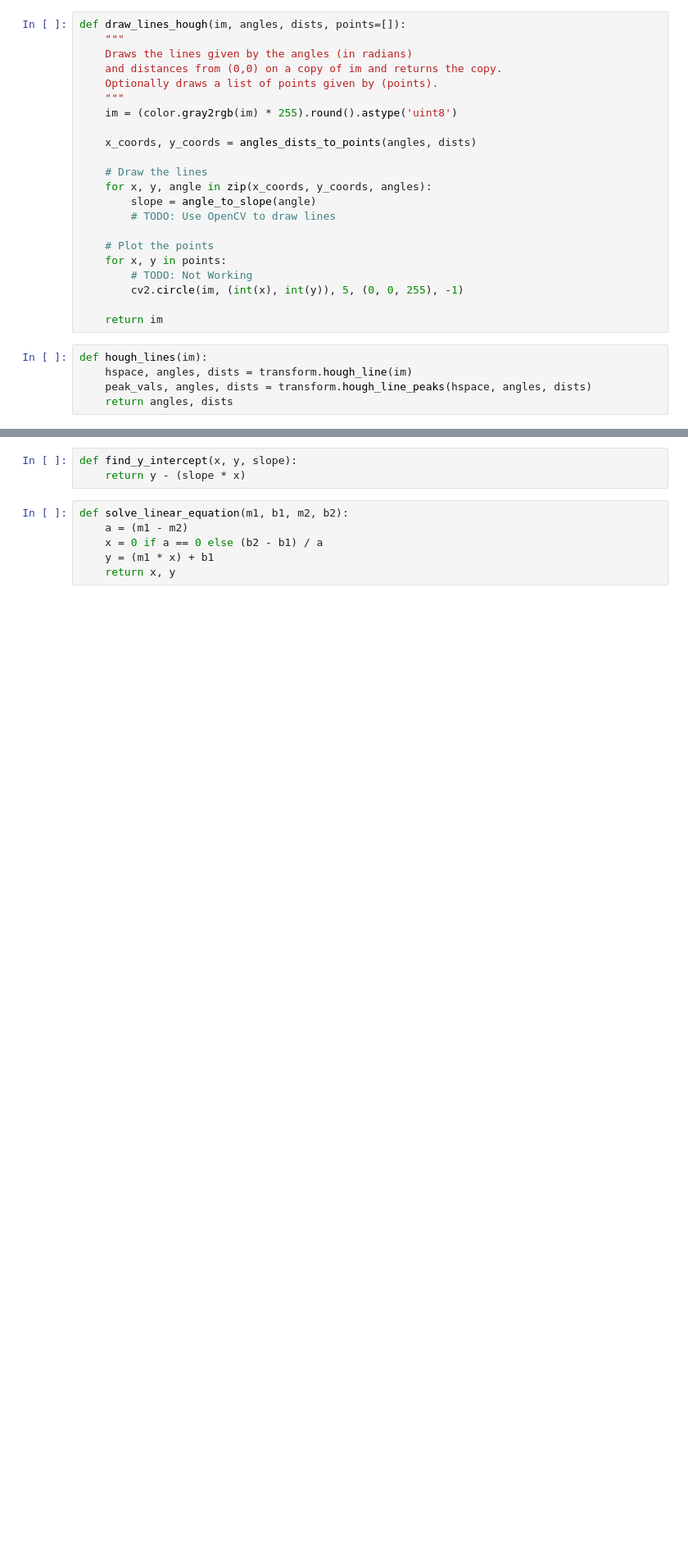
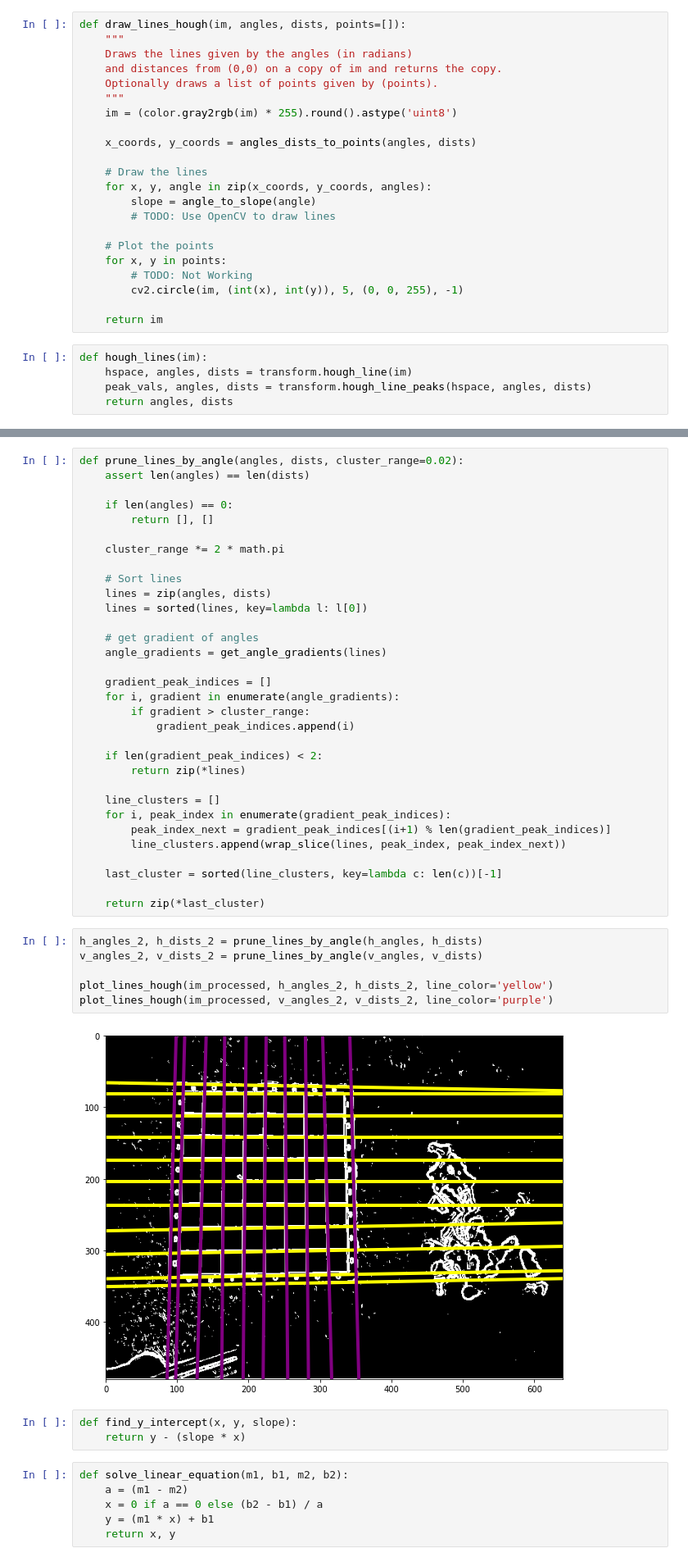
Before and after one commit to tniyer2/chess_image_detection, a Jupyter notebook: chess_detection.ipynb, the cells around one changed output, grey strips where cells are left out. Shown at 82% size. Cells and saved outputs as stored; diff of their text form; blank space fills up the shorter version.

```diff
--- a/chess_detection.ipynb
+++ b/chess_detection.ipynb
@@ -219,3 +275,43 @@ plot_lines_hough(im_processed, angle_clusters[0], dist_clusters[0], line_color='
+# %%
+def prune_lines_by_angle(angles, dists, cluster_range=0.02):
+    assert len(angles) == len(dists)
+
+    if len(angles) == 0:
+        return [], []
+
+    cluster_range *= 2 * math.pi
+
+    # Sort lines
+    lines = zip(angles, dists)
+    lines = sorted(lines, key=lambda l: l[0])
+
+    # get gradient of angles
+    angle_gradients = get_angle_gradients(lines)
+
+    gradient_peak_indices = []
+    for i, gradient in enumerate(angle_gradients):
+        if gradient > cluster_range:
+            gradient_peak_indices.append(i)
+
+    if len(gradient_peak_indices) < 2:
+        return zip(*lines)
+
+    line_clusters = []
+    for i, peak_index in enumerate(gradient_peak_indices):
+        peak_index_next = gradient_peak_indices[(i+1) % len(gradient_peak_indices)]
+        line_clusters.append(wrap_slice(lines, peak_index, peak_index_next))
+
+    last_cluster = sorted(line_clusters, key=lambda c: len(c))[-1]
+
+    return zip(*last_cluster)
+# %%
+h_angles_2, h_dists_2 = prune_lines_by_angle(h_angles, h_dists)
+v_angles_2, v_dists_2 = prune_lines_by_angle(v_angles, v_dists)
+
+plot_lines_hough(im_processed, h_angles_2, h_dists_2, line_color='yellow')
+plot_lines_hough(im_processed, v_angles_2, v_dists_2, line_color='purple')
+# %% [output]
+[figure, added]
 # %%
 def find_y_intercept(x, y, slope):
     return y - (slope * x)
```
Also changed, not shown: parts of 13 cells of this notebook.
